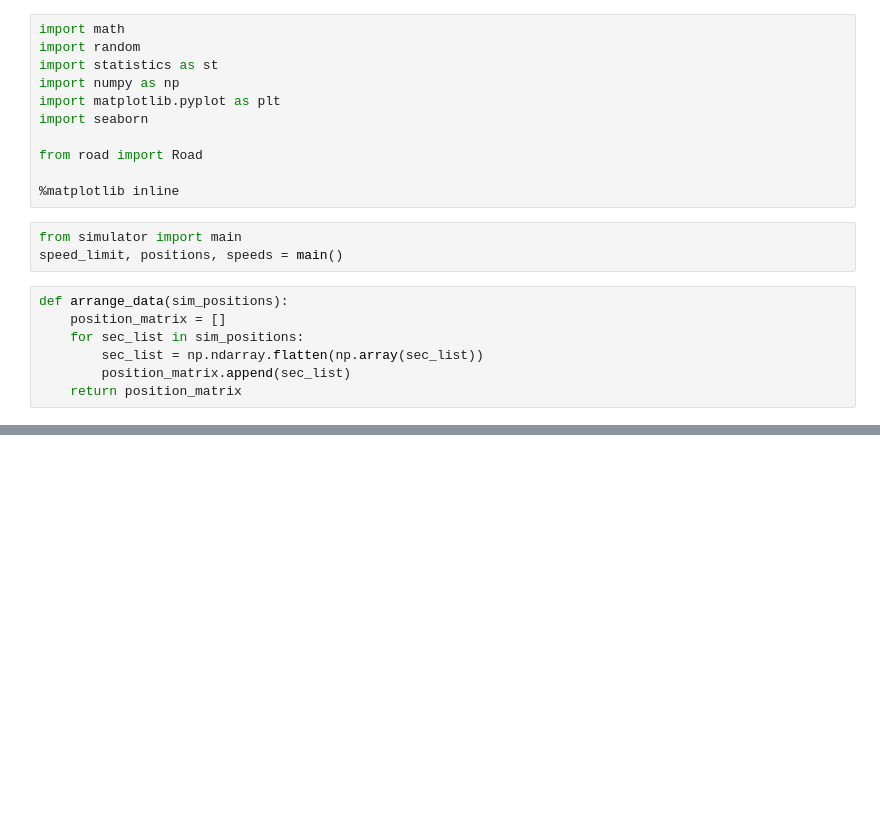
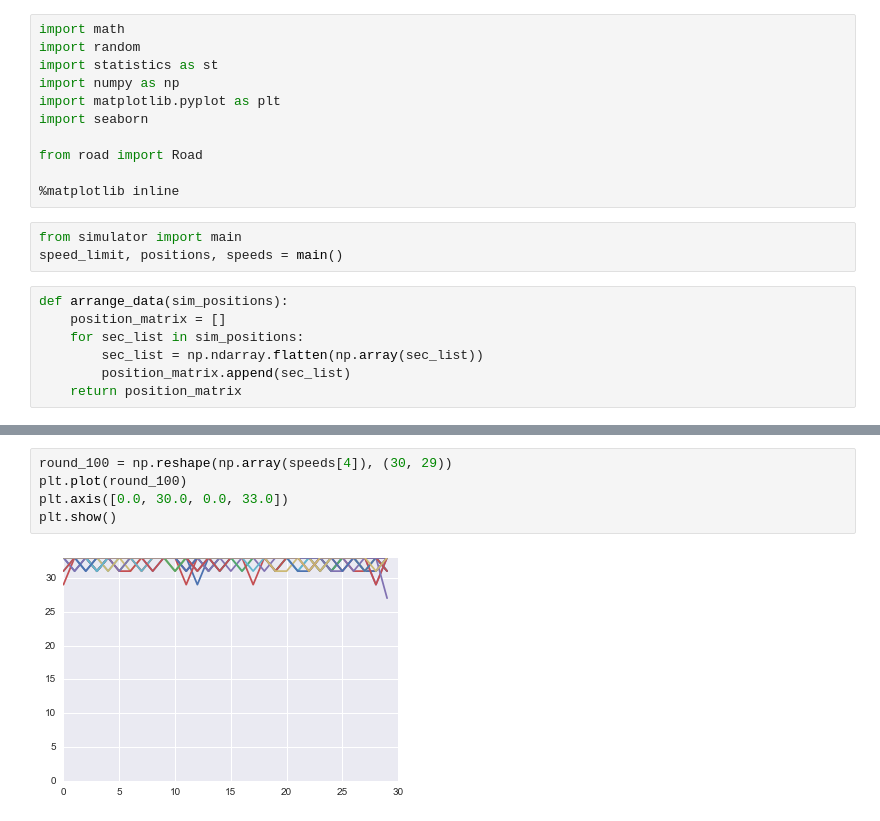
Before and after one commit to katjackson/traffic-simulation, a Jupyter notebook: Notebook Plots and Findings.ipynb, the cells around one changed output, grey strips where cells are left out. Drawn from its saved outputs; the diff is of its cells as text; blank space fills up the shorter version.

```diff
--- a/Notebook Plots and Findings.ipynb
+++ b/Notebook Plots and Findings.ipynb
@@ -94,0 +106,7 @@ plt.show()
+# %%
+round_100 = np.reshape(np.array(speeds[4]), (30, 29))
+plt.plot(round_100)
+plt.axis([0.0, 30.0, 0.0, 33.0])
+plt.show()
+# %% [output]
+[figure, added]
```
Also changed, not shown: parts of 7 cells of this notebook.
